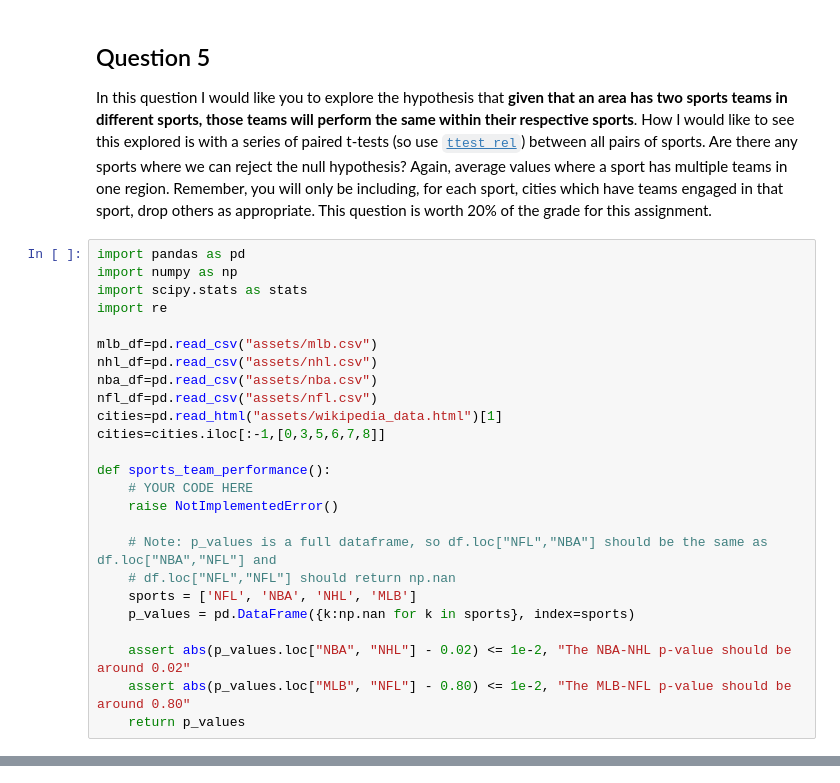
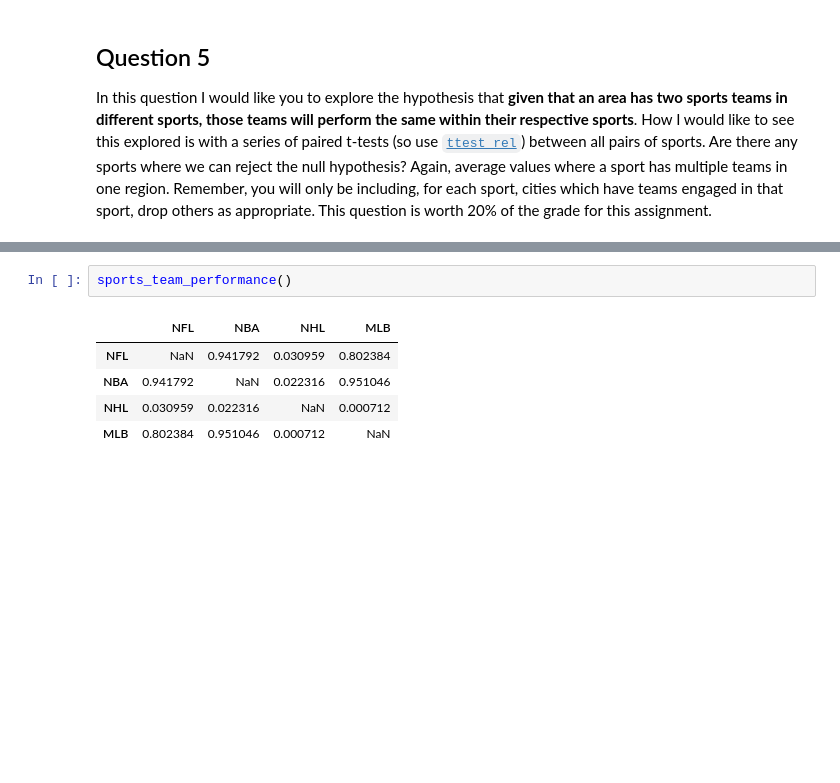
Before and after one commit to alanwake47/pythonlearn, a Jupyter notebook: Coursera/Introduction to Data Science in Python by UMich/assignments/assignment4/assignment4.ipynb, the cells around one changed output, grey strips where cells are left out. Drawn from its saved outputs; the diff is of its cells as text; blank space fills up the shorter version.

```diff
--- a/Coursera/Introduction to Data Science in Python by UMich/assignments/assignment4/assignment4.ipynb
+++ b/Coursera/Introduction to Data Science in Python by UMich/assignments/assignment4/assignment4.ipynb
@@ -720,28 +946,3 @@ nfl_correlation()
 # %% [markdown]
 ## Question 5
 In this question I would like you to explore the hypothesis that **given that an area has two sports teams in different sports, those teams will perform the same within their respective sports**. How I would like to see this explored is with a series of paired t-tests (so use [`ttest_rel`](https://docs.scipy.org/doc/scipy/reference/generated/scipy.stats.ttest_rel.html)) between all pairs of sports. Are there any sports where we can reject the null hypothesis? Again, average values where a sport has multiple teams in one region. Remember, you will only be including, for each sport, cities which have teams engaged in that sport, drop others as appropriate. This question is worth 20% of the grade for this assignment.
-# %%
-import pandas as pd
-import numpy as np
-import scipy.stats as stats
-import re
-
-mlb_df=pd.read_csv("assets/mlb.csv")
-nhl_df=pd.read_csv("assets/nhl.csv")
-nba_df=pd.read_csv("assets/nba.csv")
-nfl_df=pd.read_csv("assets/nfl.csv")
-cities=pd.read_html("assets/wikipedia_data.html")[1]
-cities=cities.iloc[:-1,[0,3,5,6,7,8]]
-
-def sports_team_performance():
-    # YOUR CODE HERE
-    raise NotImplementedError()
-
-    # Note: p_values is a full dataframe, so df.loc["NFL","NBA"] should be the same as df.loc["NBA","NFL"] and
-    # df.loc["NFL","NFL"] should return np.nan
-    sports = ['NFL', 'NBA', 'NHL', 'MLB']
-    p_values = pd.DataFrame({k:np.nan for k in sports}, index=sports)
-
-    assert abs(p_values.loc["NBA", "NHL"] - 0.02) <= 1e-2, "The NBA-NHL p-value should be around 0.02"
-    assert abs(p_values.loc["MLB", "NFL"] - 0.80) <= 1e-2, "The MLB-NFL p-value should be around 0.80"
-    return p_values
@@ -747,0 +1211,8 @@ def sports_team_performance():
+# %%
+sports_team_performance()
+# %% [output]
+|  | NFL | NBA | NHL | MLB |
+| NFL | NaN | 0.941792 | 0.030959 | 0.802384 |
+| NBA | 0.941792 | NaN | 0.022316 | 0.951046 |
+| NHL | 0.030959 | 0.022316 | NaN | 0.000712 |
+| MLB | 0.802384 | 0.951046 | 0.000712 | NaN |
```
Also changed, not shown: parts of 4 cells of this notebook.
